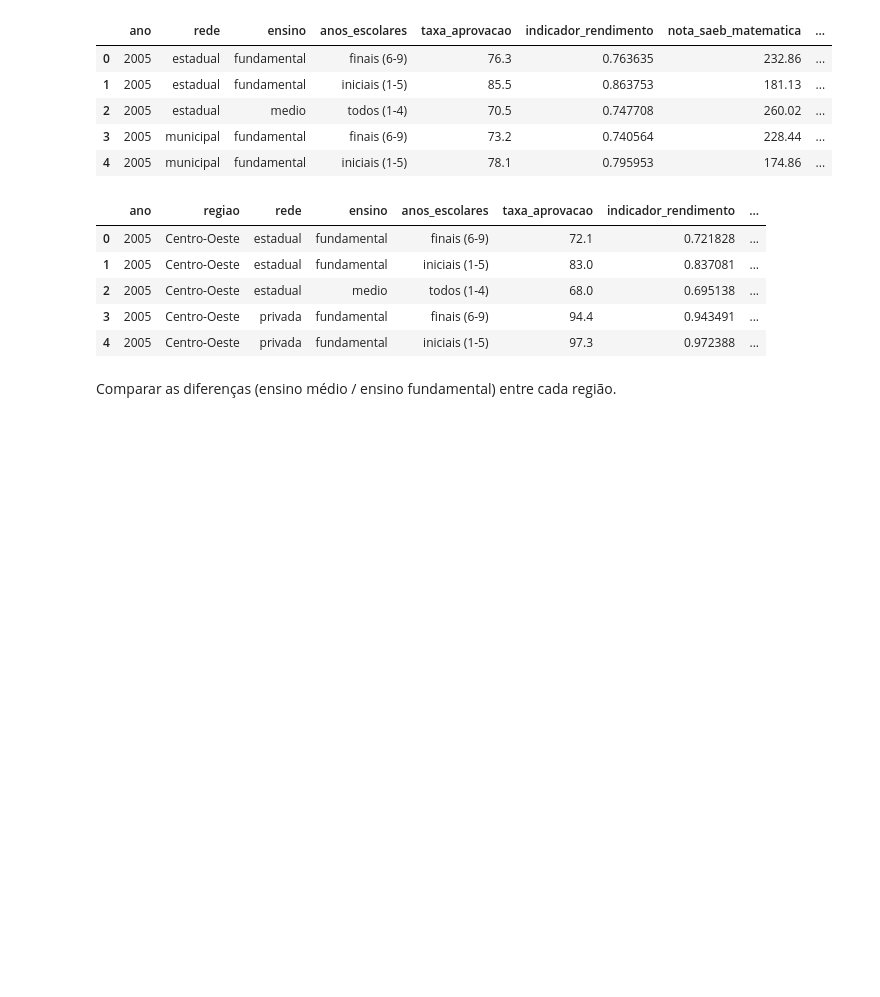
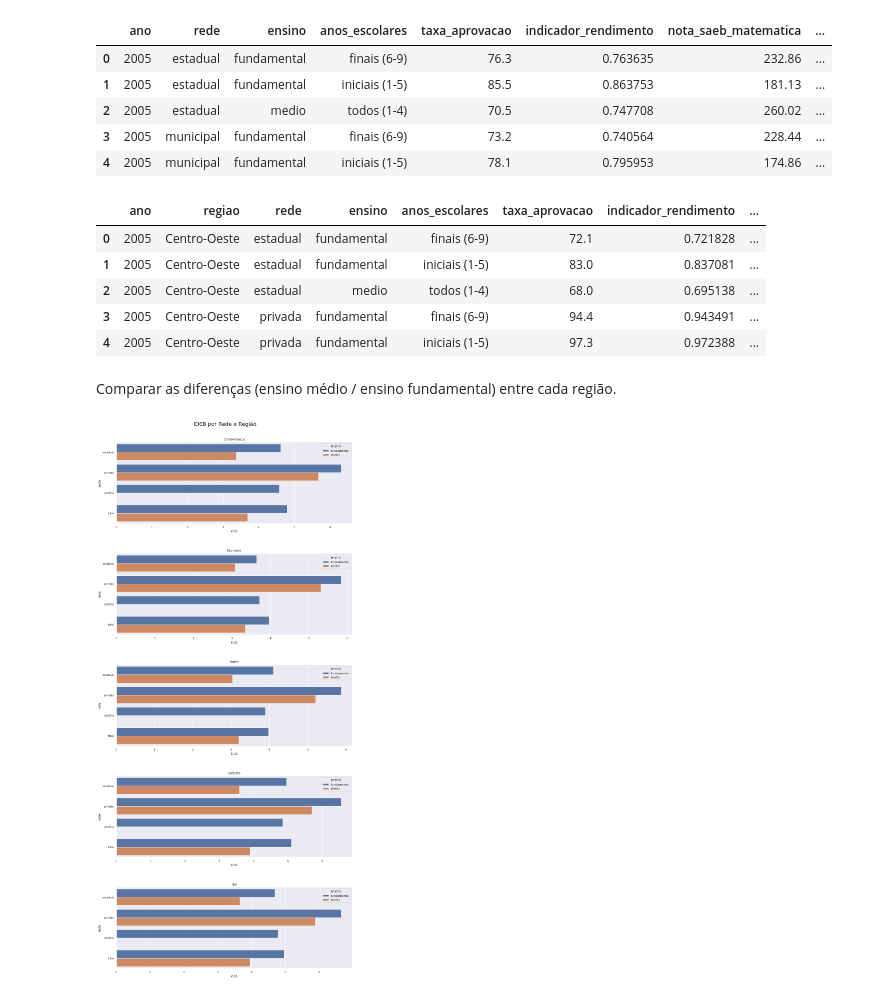
Before and after one commit to gustavolenin/-ndice-de-Desenvolvimento-da-Educa-o-B-sica-Ideb-, a Jupyter notebook: Índice_de_Desenvolvimento_da_Educação_Básica_(Ideb).ipynb, the cells around one changed output. Cells and saved outputs as stored; diff of their text form; code cells hidden in the pictures; blank space fills up the shorter version.

```diff
--- a/Índice_de_Desenvolvimento_da_Educação_Básica_(Ideb).ipynb
+++ b/Índice_de_Desenvolvimento_da_Educação_Básica_(Ideb).ipynb
@@ -516,3 +516,24 @@ df_regiao.head()
 Comparar as diferenças (ensino médio / ensino fundamental) entre cada região.
 # %%
 data = df_regiao.groupby(['regiao','rede','ensino']).ideb.mean().reset_index()
+# %%
+# Função que auxilia na plotagem dos gráficos barplot
+def plot_barplot(num_attributes):
+    fig, ax = plt.subplots(int(len(num_attributes.regiao.unique())),1, figsize=(15,30))
+    regioes = num_attributes.regiao.unique()
+    indice = 0
+    for j in range(len(ax)):
+        titulo = regioes[indice]
+        df = num_attributes[num_attributes.regiao == regioes[indice]]
+        df = df.drop(columns='regiao')
+        ax[j].tick_params(labelsize=12)
+        ax[j].tick_params(labelsize=10)
+        ax[j] = sns.barplot(data=df, ax=ax[j],x='ideb',hue='ensino',y='rede').set_title(titulo)
+        indice += 1
+    fig.suptitle('IDEB por Rede e Região', position=(.5,1), fontsize=20)
+    fig.tight_layout(pad=5)
+    return
+# Boxplot
+plot_barplot(data)
+# %% [output]
+[figure, added]
```
Also changed, not shown: parts of 7 cells of this notebook.
